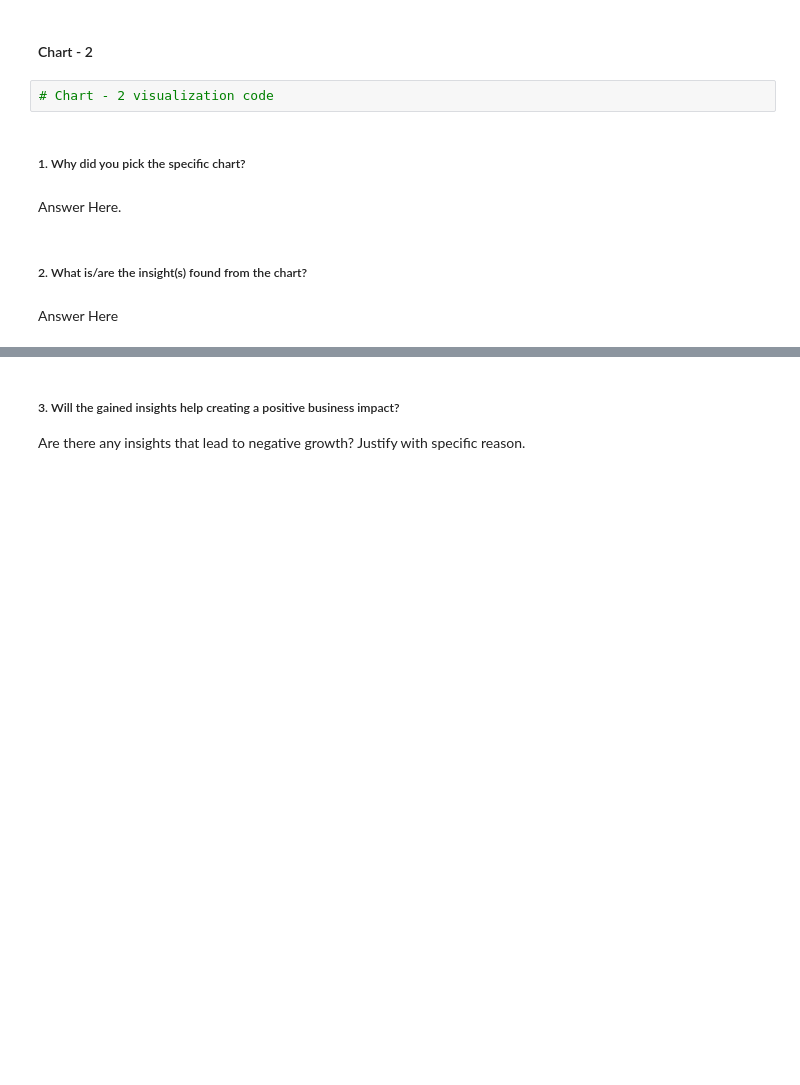
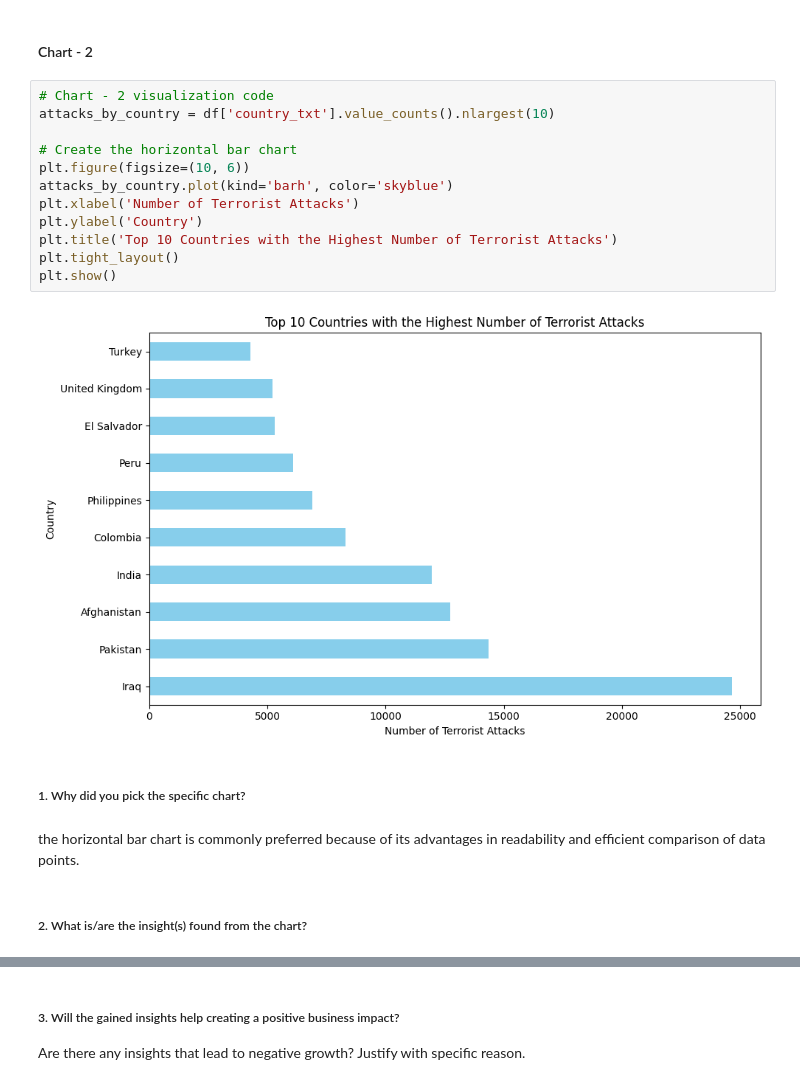
Before and after one commit to pk06969/CAPSTONE-EDA---Global---Terrorism---Dataset, a Jupyter notebook: Copy_of_Sample_EDA_Submission_Template.ipynb, the cells around one changed output, grey strips where cells are left out. Saved outputs shown, nothing was run; the diff lists cells and outputs as text; blank space fills up the shorter version.

```diff
--- a/Copy_of_Sample_EDA_Submission_Template.ipynb
+++ b/Copy_of_Sample_EDA_Submission_Template.ipynb
@@ -346,12 +365,22 @@ Answer Here
 # %% [markdown]
 #### Chart - 2
-# %%
-# Chart - 2 visualization code
+# %%
+# Chart - 2 visualization code
+attacks_by_country = df['country_txt'].value_counts().nlargest(10)
+
+# Create the horizontal bar chart
+plt.figure(figsize=(10, 6))
+attacks_by_country.plot(kind='barh', color='skyblue')
+plt.xlabel('Number of Terrorist Attacks')
+plt.ylabel('Country')
+plt.title('Top 10 Countries with the Highest Number of Terrorist Attacks')
+plt.tight_layout()
+plt.show()
+# %% [output]
+[figure, added]
 # %% [markdown]
 ##### 1. Why did you pick the specific chart?
-# %% [markdown]
-Answer Here.
+# %% [markdown]
+the horizontal bar chart is commonly preferred because of its advantages in readability and efficient comparison of data points.
 # %% [markdown]
 ##### 2. What is/are the insight(s) found from the chart?
-# %% [markdown]
-Answer Here
```
Also changed, not shown: parts of 18 cells of this notebook.
